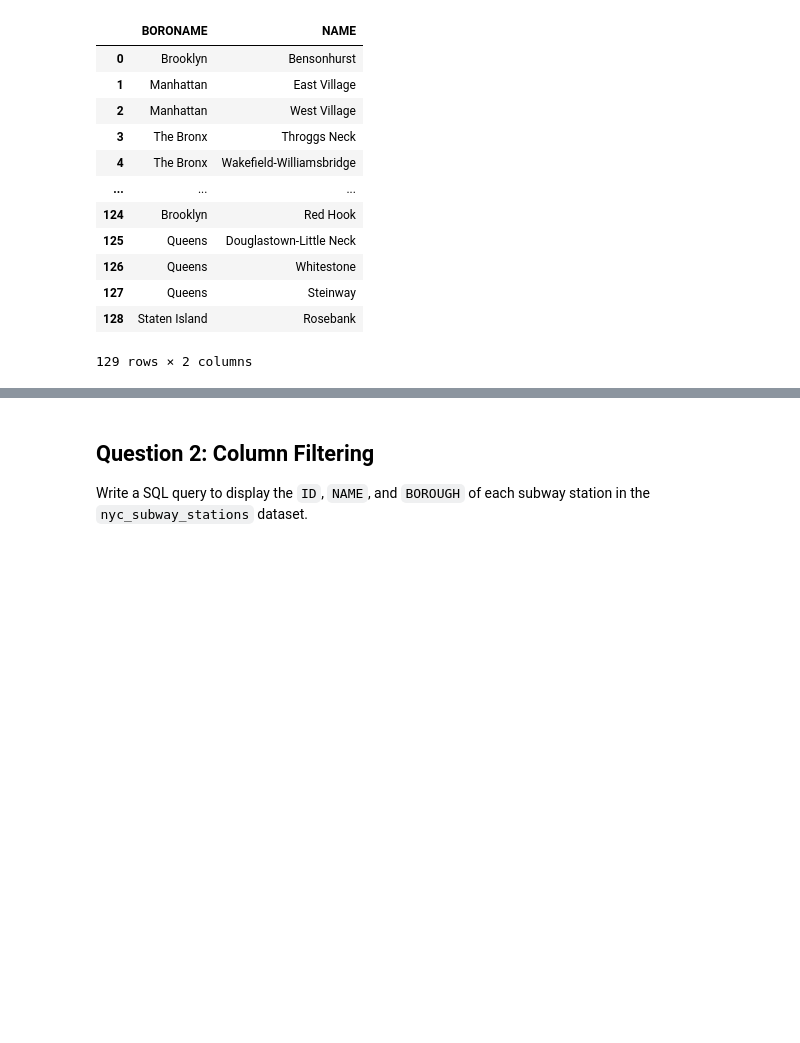
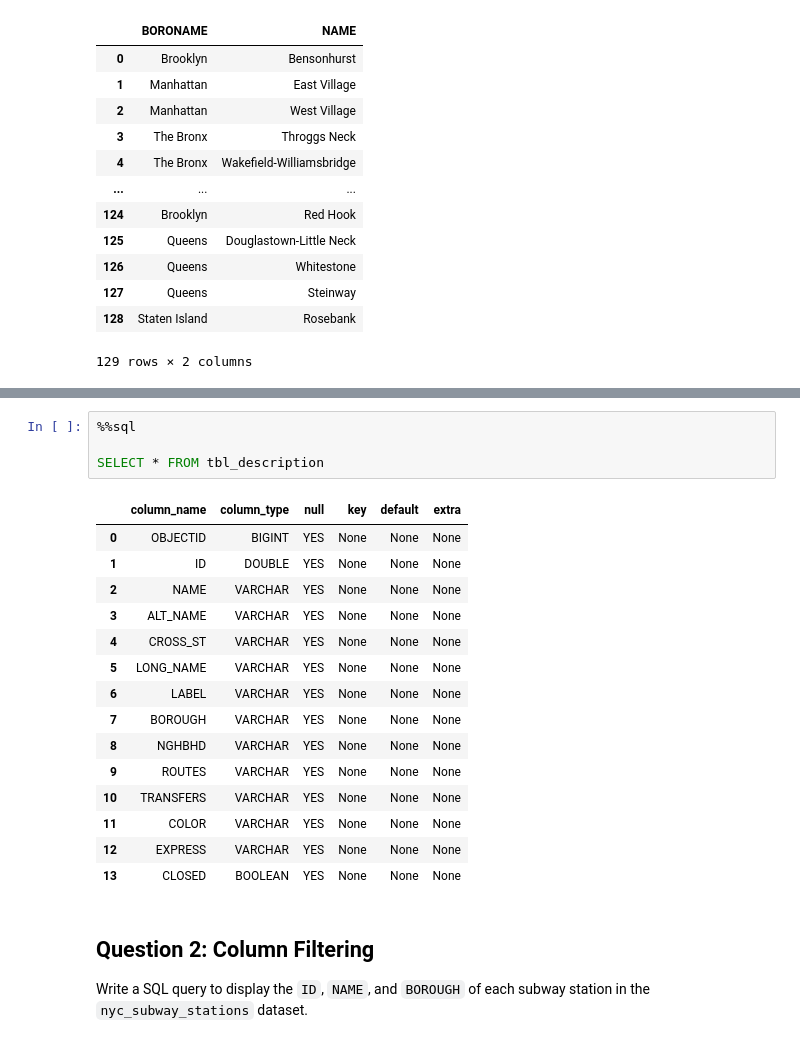
Before and after one commit to jihunnadi65/CASA0025-Lab, a Jupyter notebook: notebooks/W02_lab.ipynb, the cells around one changed output, grey strips where cells are left out. Cells and saved outputs as stored; diff of their text form; blank space fills up the shorter version.

```diff
--- a/notebooks/W02_lab.ipynb
+++ b/notebooks/W02_lab.ipynb
@@ -98,3 +104,23 @@ SELECT * FROM nyc_neighborhoods;
+# %%
+%%sql
+
+SELECT * FROM tbl_description
+# %% [output]
+|  | column_name | column_type | null | key | default | extra |
+| 0 | OBJECTID | BIGINT | YES | None | None | None |
+| 1 | ID | DOUBLE | YES | None | None | None |
+| 2 | NAME | VARCHAR | YES | None | None | None |
+| 3 | ALT_NAME | VARCHAR | YES | None | None | None |
+| 4 | CROSS_ST | VARCHAR | YES | None | None | None |
+| 5 | LONG_NAME | VARCHAR | YES | None | None | None |
+| 6 | LABEL | VARCHAR | YES | None | None | None |
+| 7 | BOROUGH | VARCHAR | YES | None | None | None |
+| 8 | NGHBHD | VARCHAR | YES | None | None | None |
+| 9 | ROUTES | VARCHAR | YES | None | None | None |
+| 10 | TRANSFERS | VARCHAR | YES | None | None | None |
+| 11 | COLOR | VARCHAR | YES | None | None | None |
+| 12 | EXPRESS | VARCHAR | YES | None | None | None |
+| 13 | CLOSED | BOOLEAN | YES | None | None | None |
 # %% [markdown]
 ## Question 2: Column Filtering
 
```
Also changed, not shown: parts of 2 cells of this notebook.
